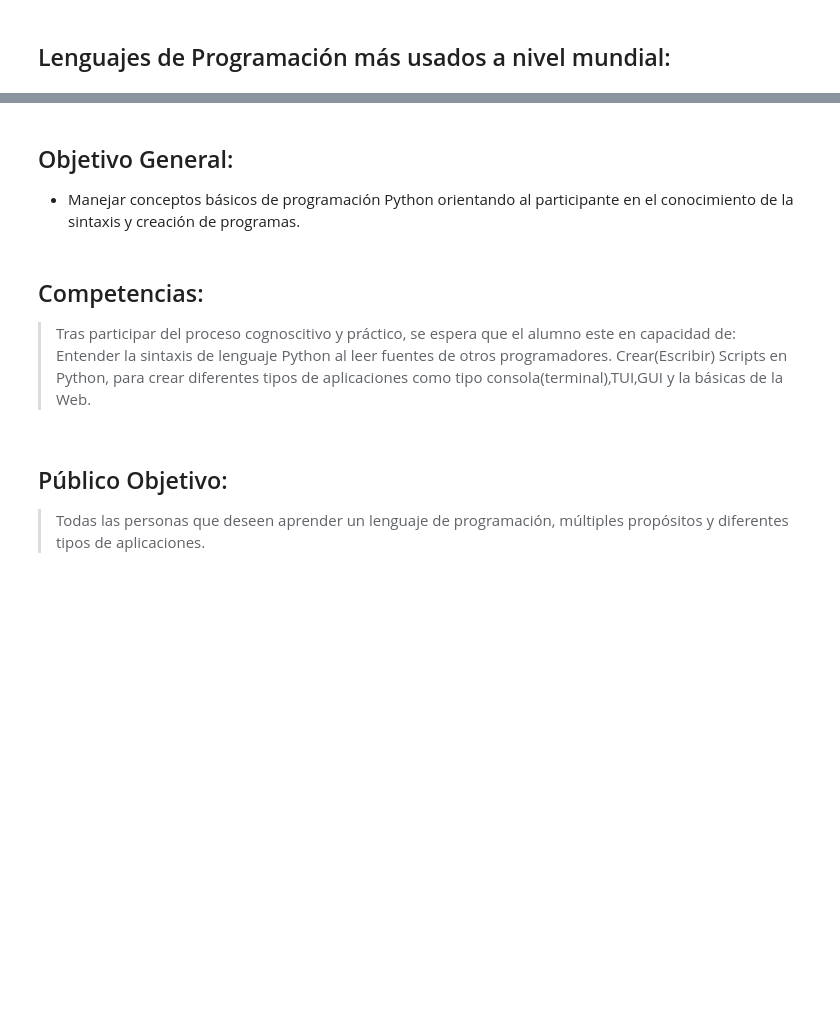
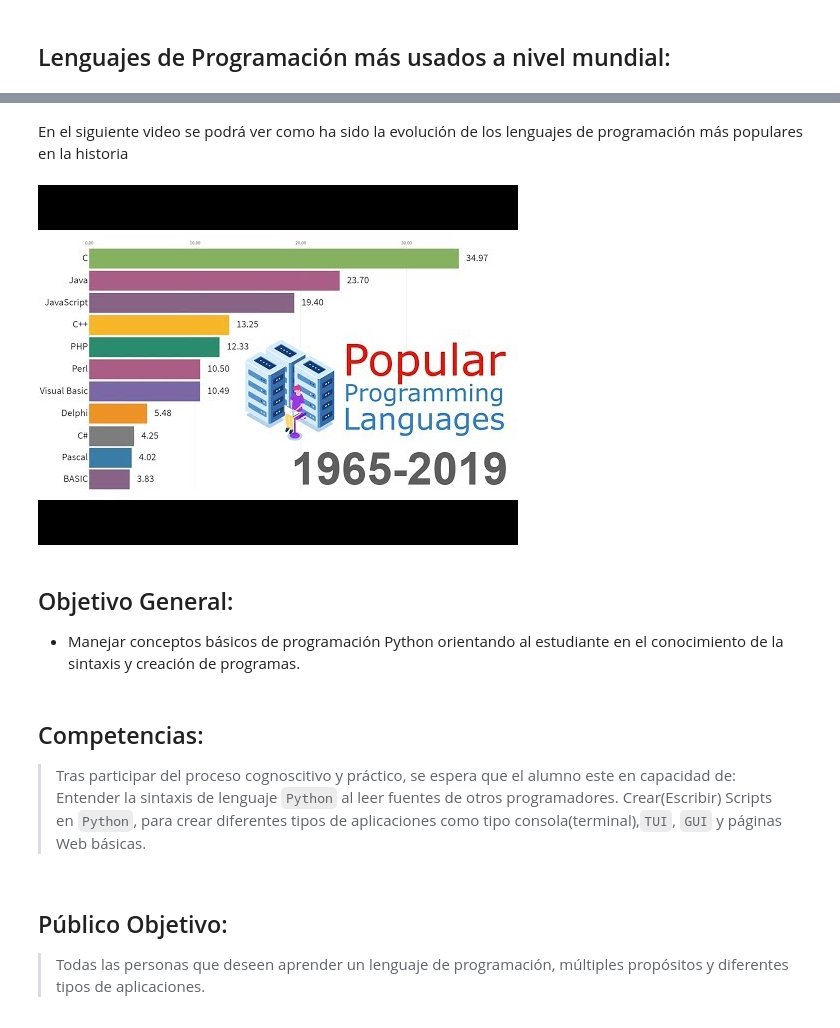
Before and after one commit to sjveleza/Programacion_Python, a Jupyter notebook: Sesion01_00_Presentacion.ipynb, the cells around one changed output, grey strips where cells are left out. Saved outputs shown, nothing was run; the diff lists cells and outputs as text; code cells hidden in the pictures; blank space fills up the shorter version.

Commit message:
Add files via upload
Actualizado para el semestre 01-2020

```diff
--- a/Sesion01_00_Presentacion.ipynb
+++ b/Sesion01_00_Presentacion.ipynb
@@ -96,16 +100,22 @@ YouTubeVideo('Y1HHBXDL9bg')
 display(IFrame('https://www.tiobe.com/tiobe-index/', '100%', '600px'))
 # %% [output]
 [interactive output not drawn]
+# %% [markdown]
+En el siguiente video se podrá ver como ha sido la evolución de los lenguajes de programación más populares en la historia
+# %%
+YouTubeVideo('Og847HVwRSI', width=640, height=480)
+# %% [output]
+[figure, added]
 # %% [markdown]
 ## Objetivo General:
 
-- Manejar conceptos básicos de programación Python orientando al participante en el conocimiento de la sintaxis y creación de programas.
+- Manejar conceptos básicos de programación Python orientando al estudiante en el conocimiento de la sintaxis y creación de programas.
 # %% [markdown]
 ## Competencias:
 
 > Tras participar del proceso cognoscitivo y práctico, se espera que el alumno este en capacidad de:
-Entender la sintaxis de lenguaje Python al leer fuentes de otros programadores.
-Crear(Escribir) Scripts en Python, para crear diferentes tipos de aplicaciones como tipo consola(terminal),TUI,GUI y la básicas de la Web.
+Entender la sintaxis de lenguaje `Python` al leer fuentes de otros programadores.
+Crear(Escribir) Scripts en `Python`, para crear diferentes tipos de aplicaciones como tipo consola(terminal),`TUI`, `GUI` y páginas Web básicas.
 # %% [markdown]
 ## Público Objetivo:
 
```
Also changed, not shown: parts of 52 cells of this notebook.
